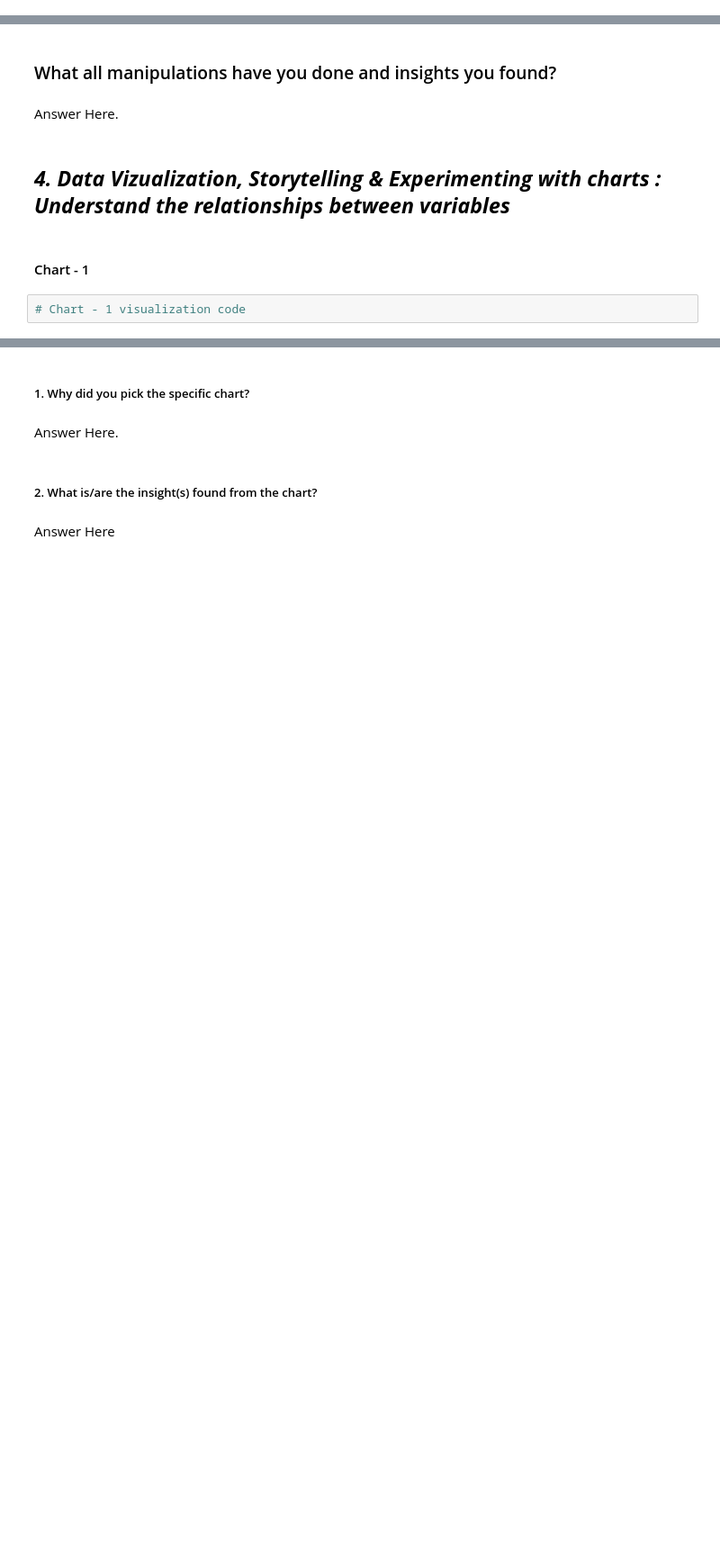
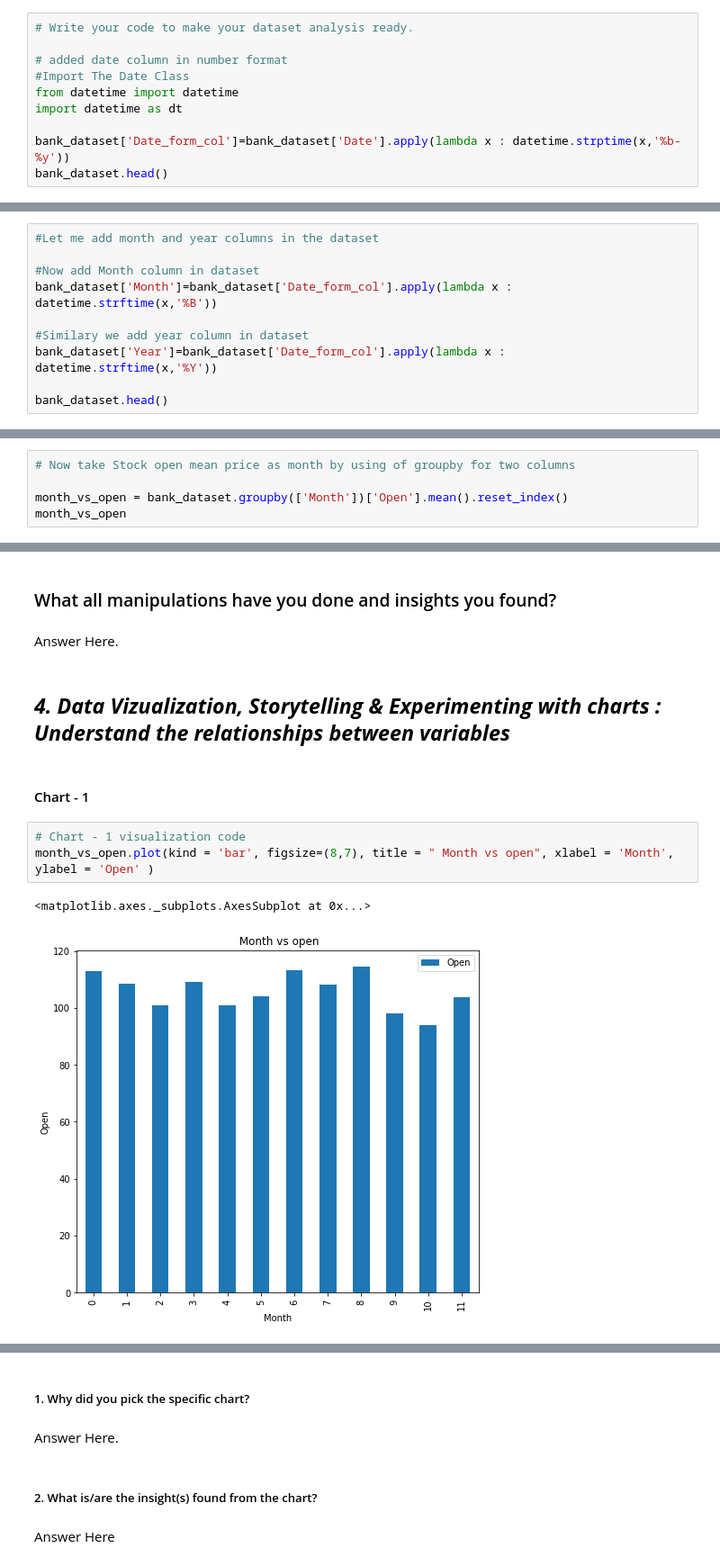
Before and after one commit to Vikas-Kumar05/Yes_Bank_Stock_Closing_price_Prediction, a Jupyter notebook: Yes_Bank_stock_closing_price_prediction_Regression.ipynb, the cells around one changed output, grey strips where cells are left out. Shown at 90% size. Saved outputs shown, nothing was run; the diff lists cells and outputs as text; blank space fills up the shorter version.

```diff
--- a/Yes_Bank_stock_closing_price_prediction_Regression.ipynb
+++ b/Yes_Bank_stock_closing_price_prediction_Regression.ipynb
@@ -179,0 +290,10 @@ Answer Here
+# %%
+# Write your code to make your dataset analysis ready.
+
+# added date column in number format
+#Import The Date Class
+from datetime import datetime
+import datetime as dt
+
+bank_dataset['Date_form_col']=bank_dataset['Date'].apply(lambda x : datetime.strptime(x,'%b-%y'))
+bank_dataset.head()
@@ -179,0 +307,10 @@ Answer Here
+# %%
+#Let me add month and year columns in the dataset
+
+#Now add Month column in dataset
+bank_dataset['Month']=bank_dataset['Date_form_col'].apply(lambda x : datetime.strftime(x,'%B'))
+
+#Similary we add year column in dataset
+bank_dataset['Year']=bank_dataset['Date_form_col'].apply(lambda x : datetime.strftime(x,'%Y'))
+
+bank_dataset.head()
@@ -179,0 +324,5 @@ Answer Here
+# %%
+# Now take Stock open mean price as month by using of groupby for two columns
+
+month_vs_open = bank_dataset.groupby(['Month'])['Open'].mean().reset_index()
+month_vs_open
@@ -185,5 +480,9 @@ Answer Here.
 ## ***4. Data Vizualization, Storytelling & Experimenting with charts : Understand the relationships between variables***
 # %% [markdown]
 #### Chart - 1
-# %%
-# Chart - 1 visualization code
+# %%
+# Chart - 1 visualization code
+month_vs_open.plot(kind = 'bar', figsize=(8,7), title = " Month vs open", xlabel = 'Month', ylabel = 'Open' )
+# %% [output]
+<matplotlib.axes._subplots.AxesSubplot at 0x...>
+[figure, added]
```
Also changed, not shown: parts of 42 cells of this notebook.
